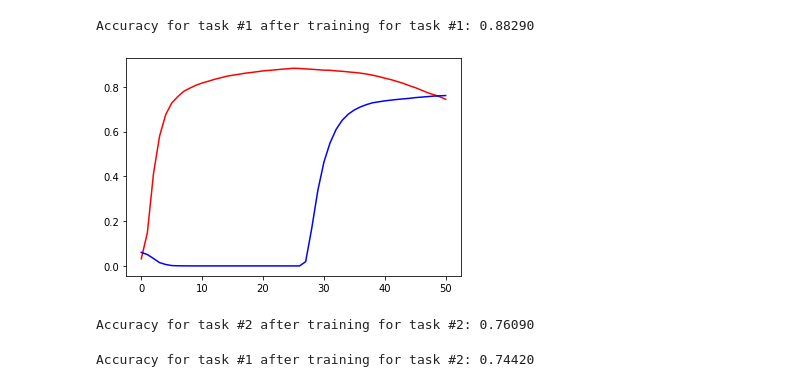
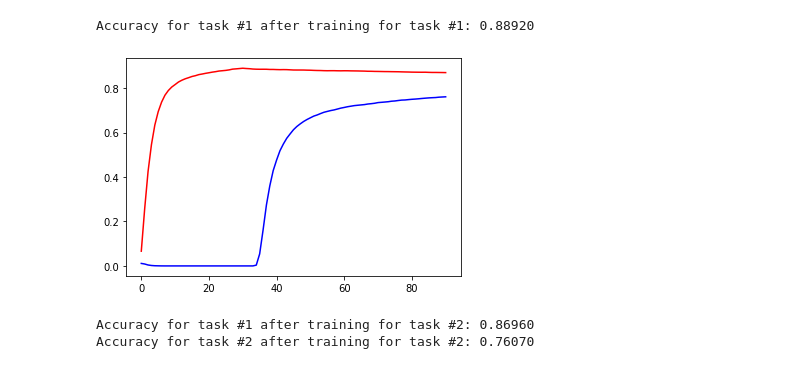
Before and after one commit to nlessmann/ewc, a Jupyter notebook: demo.ipynb, the cells around one changed output. Saved outputs shown, nothing was run; the diff lists cells and outputs as text; code cells hidden in the pictures.

```diff
--- a/demo.ipynb
+++ b/demo.ipynb
@@ -55,5 +55,4 @@ class BaseModel(nn.Module):
     def forward(self, x):
         return self.lin3(self.lin2(self.lin1(self.f1(x))))
 # %%
-crit = nn.CrossEntropyLoss()
-ewc = ElasticWeightConsolidation(BaseModel(28 * 28, 100, 2 * 10), crit=crit, lr=1e-4, weight=10000)
+ewc = ElasticWeightConsolidation(BaseModel(28 * 28, 100, 2 * 10), weight=100000)
@@ -69,20 +59,10 @@ def accu(model, dataloader, target_offset=0):
 # %%
 # Train network with 20 output nodes on 10 class problem (task #1), using first 10 output nodes
-accuracies = [accu(ewc.model, test_loader)]
-f_accuracies = [accu(ewc.model, f_test_loader, target_offset=10)]
-
-for epoch in range(30):
-    for input, target in tqdm(train_loader, desc=f'Epoch {epoch + 1}'):
-        ewc.forward_backward_update(input, target)
-
-    accuracies.append(accu(ewc.model, test_loader))
-    f_accuracies.append(accu(ewc.model, f_test_loader, target_offset=10))
+ewc.train(train_loader, [test_loader, f_test_loader], epochs=30, task=1)
 # %%
 # Compute parameter variance
 ewc.register_ewc_params(mnist_train, 100, 300)
 # %%
-print('Accuracy for task #1 after training for task #1: {:.5f}'.format(
-    accu(ewc.model, test_loader)
-))
+print('Accuracy for task #1 after training for task #1: {:.5f}'.format(ewc.accuracy(test_loader, task=1)))
 # %% [output]
-Accuracy for task #1 after training for task #1: 0.88290
+Accuracy for task #1 after training for task #1: 0.88920
@@ -97,20 +69,17 @@ for epoch in range(60):
+# %%
+# Train on another 10 class problem, now using output nodes 11-20
+ewc.train(f_train_loader, [test_loader, f_test_loader], epochs=60, task=2)
 # %%
 # Plot accuracy over time
 plt.figure()
-plt.plot(accuracies, color='r')
-plt.plot(f_accuracies, color='b')
+plt.plot(ewc.accuracies['task1'], color='r')
+plt.plot(ewc.accuracies['task2'], color='b')
 plt.show()
 # %% [output]
-[figure, old version]
+[figure, new version]
 # %%
-print('Accuracy for task #2 after training for task #2: {:.5f}'.format(
-    accu(ewc.model, f_test_loader, target_offset=10)
-))
+print('Accuracy for task #1 after training for task #2: {:.5f}'.format(ewc.accuracies['task1'][-1]))
+print('Accuracy for task #2 after training for task #2: {:.5f}'.format(ewc.accuracies['task2'][-1]))
 # %% [output]
-Accuracy for task #2 after training for task #2: 0.76090
+Accuracy for task #1 after training for task #2: 0.86960
+Accuracy for task #2 after training for task #2: 0.76070
-# %%
-print('Accuracy for task #1 after training for task #2: {:.5f}'.format(
-    accu(ewc.model, test_loader)
-))
-# %% [output]
-Accuracy for task #1 after training for task #2: 0.74420
```
Also changed, not shown: parts of 3 cells of this notebook, 1 other file.
